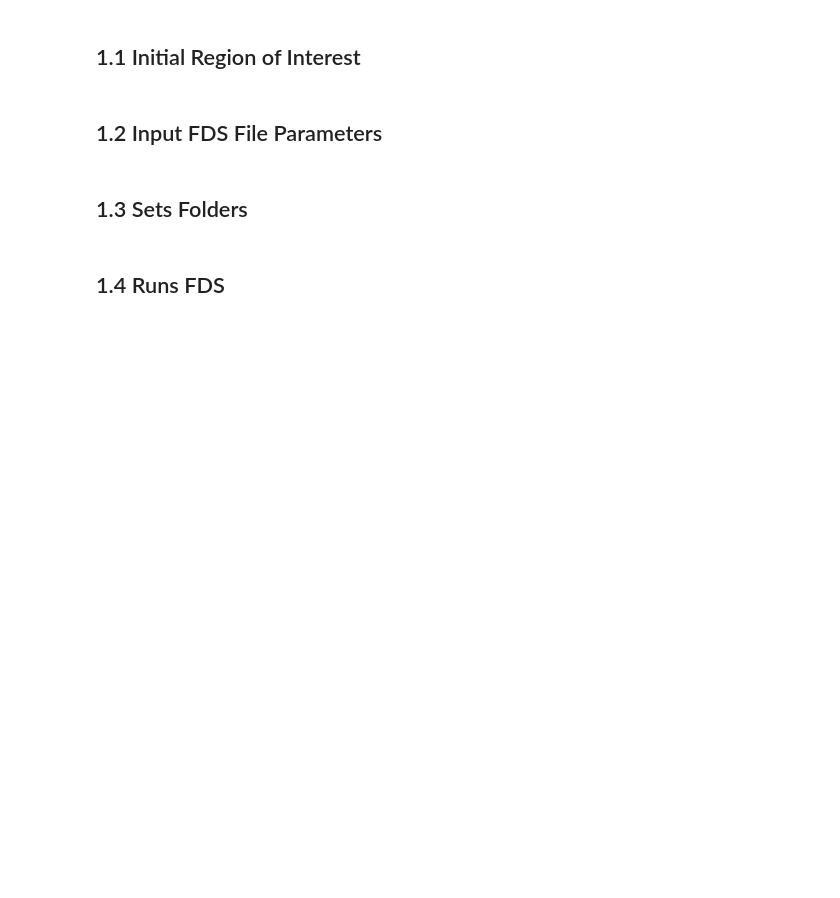
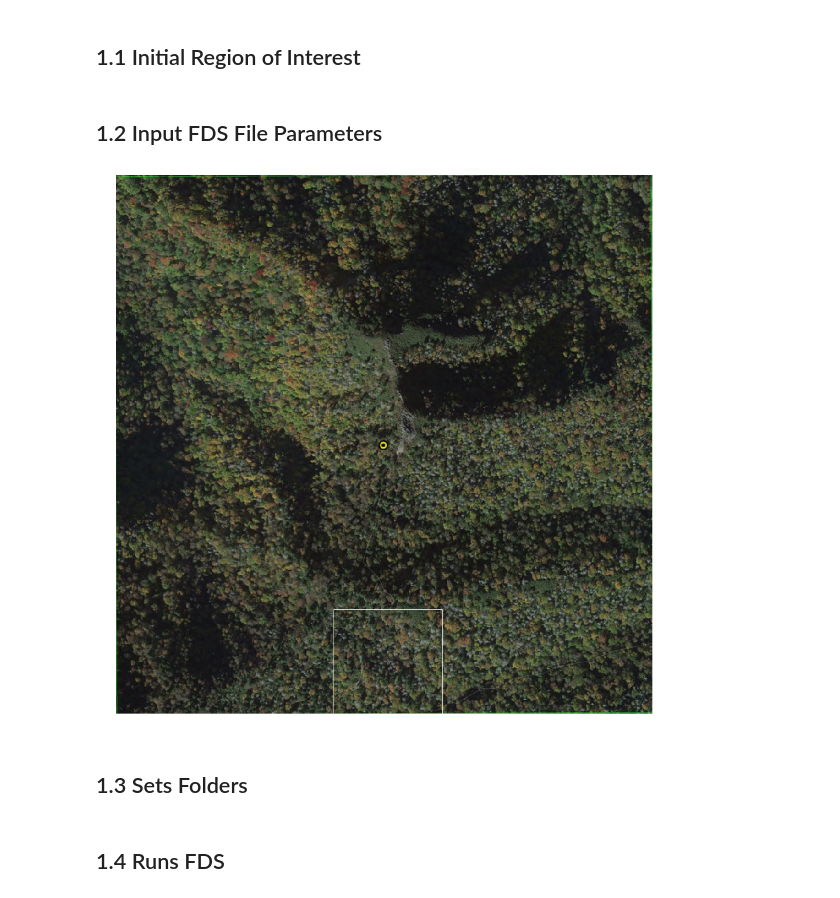
Before and after one commit to TauferLab/Src_FDS, a Jupyter notebook: FDS.ipynb, the cells around one changed output. Saved outputs shown, nothing was run; the diff lists cells and outputs as text; code cells hidden in the pictures; blank space fills up the shorter version.

Commit message:
Updated visualization tool

```diff
--- a/FDS.ipynb
+++ b/FDS.ipynb
@@ -69,37 +73,40 @@ num_region = 1
 T_begin    = 0.0
 DTT        = 60.0
 T_end      = T_begin + DTT
 DT         = 0.1
 
 # Set Number of meshes in x, y, z directions
 Nmx        = 2
 Nmy        = 2
 Nmz        = 2
 
 PC         = 1         # Predictor-Corrector Status Flag
 Location   = [500,100] # Initial Location of the fire
 Child      = f"Region{num_region}" # Start of Sequential Domain Decomposition
 HRRPUA     = 1500      # Heat Release Rate (HRR)
-rampa_time = 5       # Time that the fire ramp lasts
+rampa_time = 4       # Time that the fire ramp lasts
+
+UVW_Timer  = 0
+DT_UVW_Timer = 60
+UVW_Timer  =  UVW_Timer + DT_UVW_Timer      # Time
 
 
 # File name conventions
 foldername = f'chimney'
 filename   = f'{Child}.fds'
 
 # Heat Release Rate (HRR) Minimum
 hrr_threshold = 64
 
-# Radius of the fire from the center
-fire_radius   = 100
-
 # Defining the dataframe with the HRR information
 Hrr = Mst[(Mst['x'] < Location[0]+Ro+1) & (Mst['x'] > Location[0]-Ro-1) & (Mst['y'] < Location[1]+Ro+1) & (Mst['y'] > Location[1]-Ro-1)]
 Hrr = Hrr[[Hrr.columns[0],Hrr.columns[1]]]
 Hrr['hrr'] = HRRPUA
 Hrr.to_csv(f'{PATH}/FDSFiles/{foldername}/Hrr_{Child}.csv', index=False)
 # Function to write input FDS file with parameter specified above
 write_fds_file(T_begin, T_end, DT, PC, Nmx, Nmy, Nmz, Hrr, Child)
+# %% [output]
+[figure, added]
 # %% [markdown]
 ## 1.3 Sets Folders
 # %%
```
Also changed, not shown: parts of 9 cells of this notebook, 7 other files.
